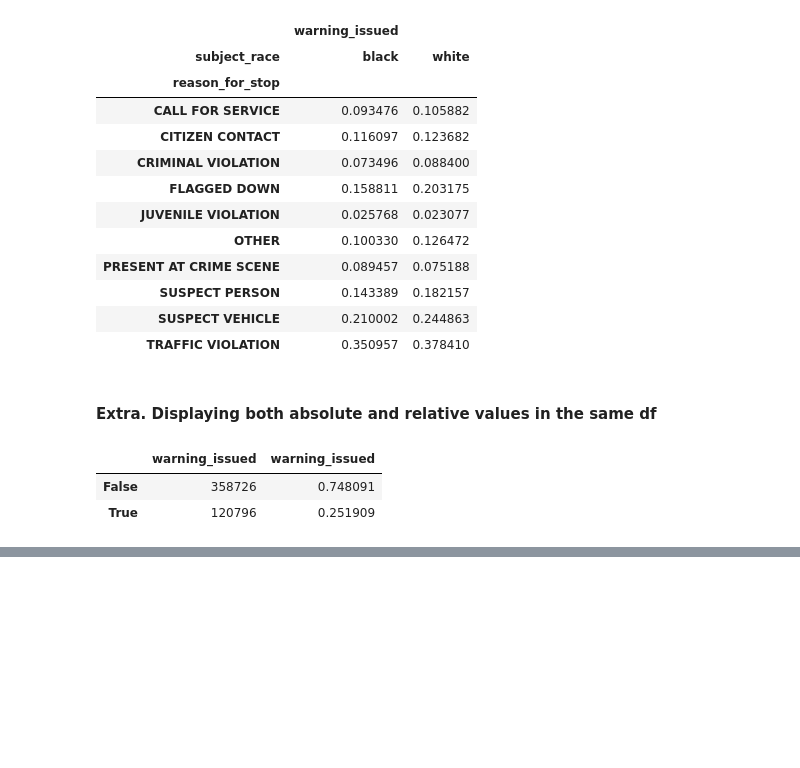
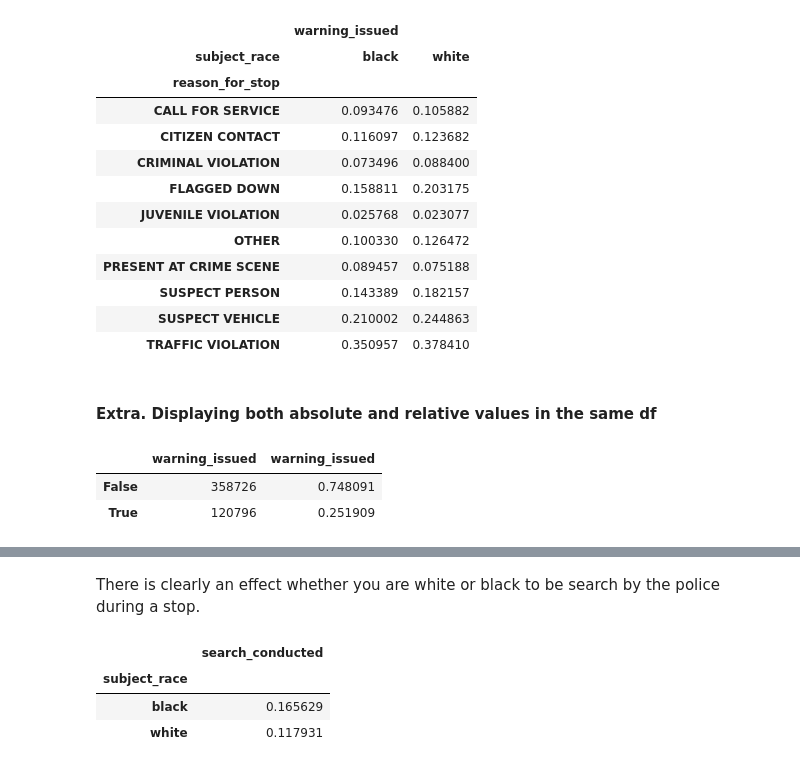
Before and after one commit to albertoabreu91/Practice_zone, a Jupyter notebook: New_Orleans_police.ipynb, the cells around one changed output, grey strips where cells are left out. Drawn from its saved outputs; the diff is of its cells as text; code cells hidden in the pictures; blank space fills up the shorter version.

```diff
--- a/New_Orleans_police.ipynb
+++ b/New_Orleans_police.ipynb
@@ -330,0 +354,9 @@ data_warnings_comb
+# %% [markdown]
+There is clearly an effect whether you are white or black to be search by the police during a stop.
+# %%
+data_b_w_only.groupby('subject_race').search_conducted.mean().to_frame()
+# %% [output]
+|  | search_conducted |
+| subject_race |  |
+| black | 0.165629 |
+| white | 0.117931 |
```
Also changed, not shown: parts of 11 cells of this notebook.
